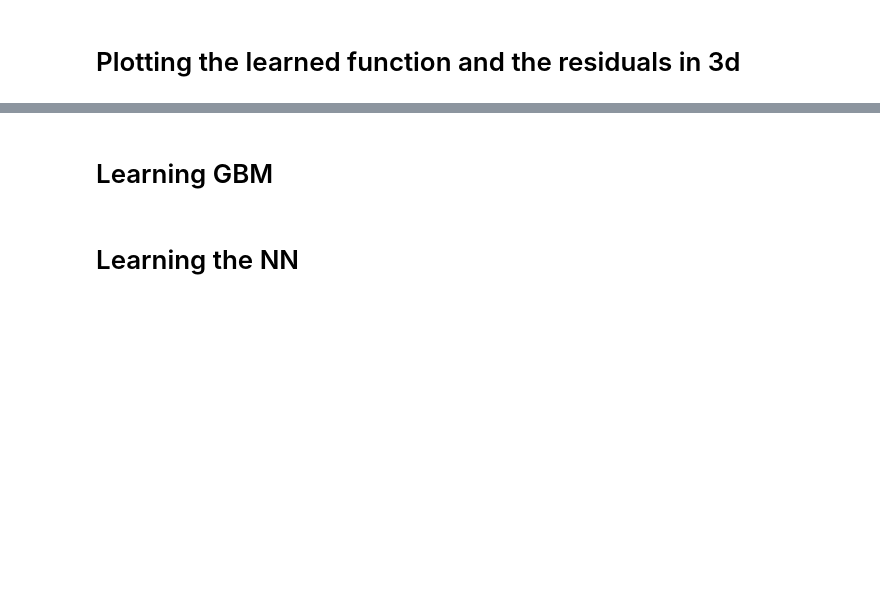
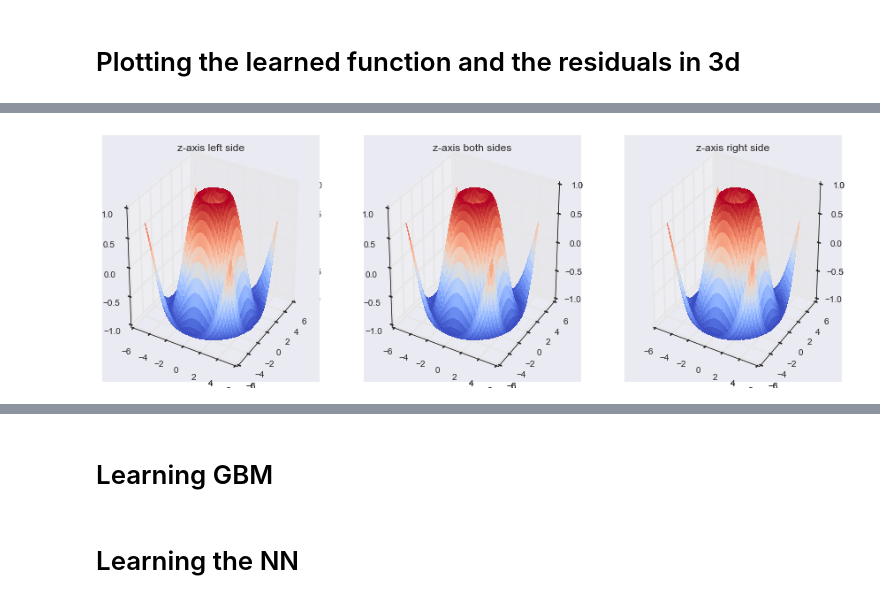
Before and after one commit to franciscojavierarceo/Python, a Jupyter notebook: Step Functions.ipynb, the cells around one changed output, grey strips where cells are left out. Drawn from its saved outputs; the diff is of its cells as text; code cells hidden in the pictures; blank space fills up the shorter version.

```diff
--- a/Step Functions.ipynb
+++ b/Step Functions.ipynb
@@ -111,0 +271,17 @@ The GBM/NN RMSE = 0.040
+# %%
+fig = plt.figure(figsize=(15, 5))
+ax = fig.add_subplot(131, projection='3d')
+ax.set_title('z-axis left side')
+ax = fig.add_axes(MyAxes3D(ax, 'l'))
+example_surface(ax) # draw an example surface
+ax = fig.add_subplot(132, projection='3d')
+ax.set_title('z-axis both sides')
+ax = fig.add_axes(MyAxes3D(ax, 'lr'))
+example_surface(ax) # draw an example surface
+ax = fig.add_subplot(133, projection='3d')
+ax.set_title('z-axis right side')
+ax = fig.add_axes(MyAxes3D(ax, 'r'))
+example_surface(ax) # draw an example surface
+plt.show()
+# %% [output]
+[figure, added]
```
Also changed, not shown: parts of 37 cells of this notebook.
